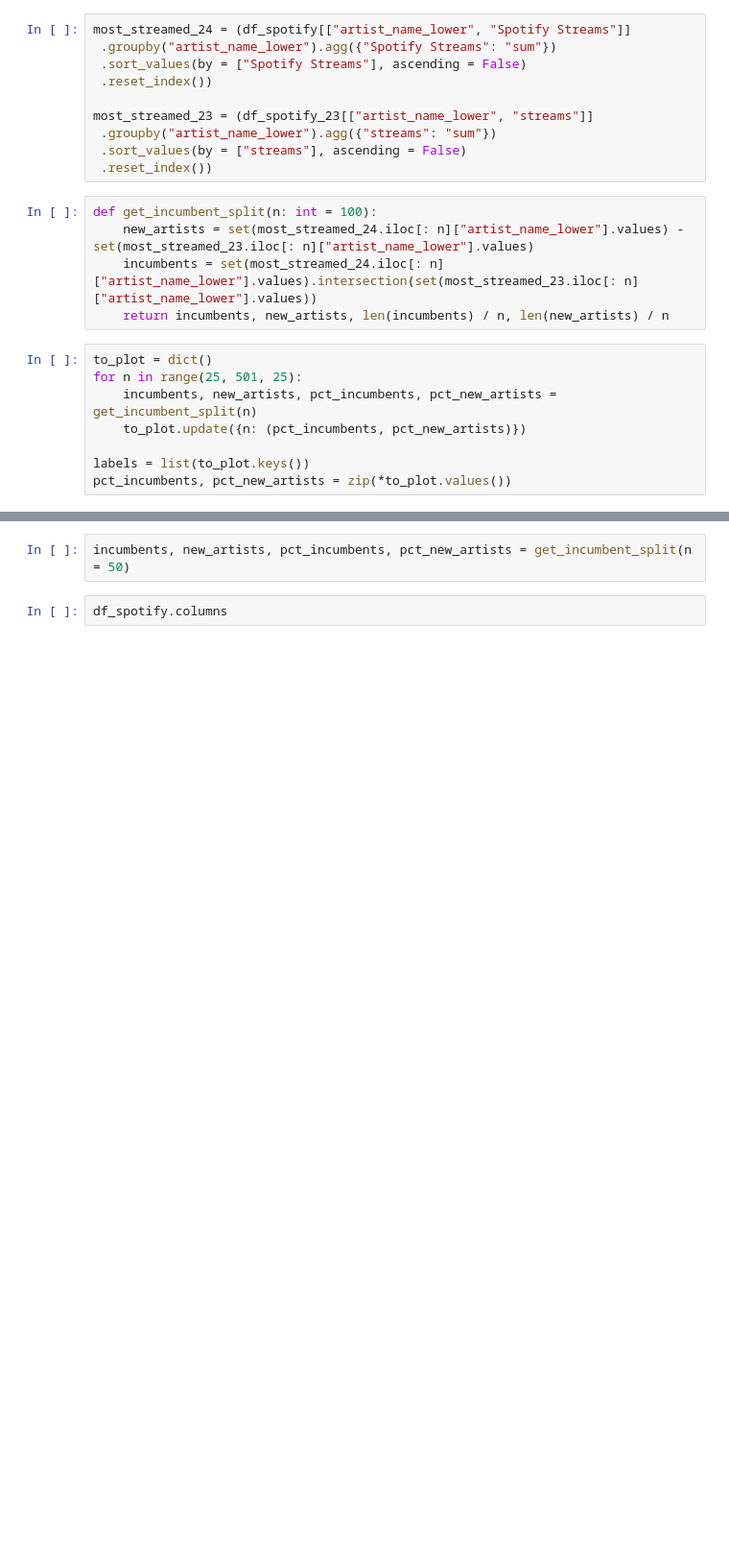
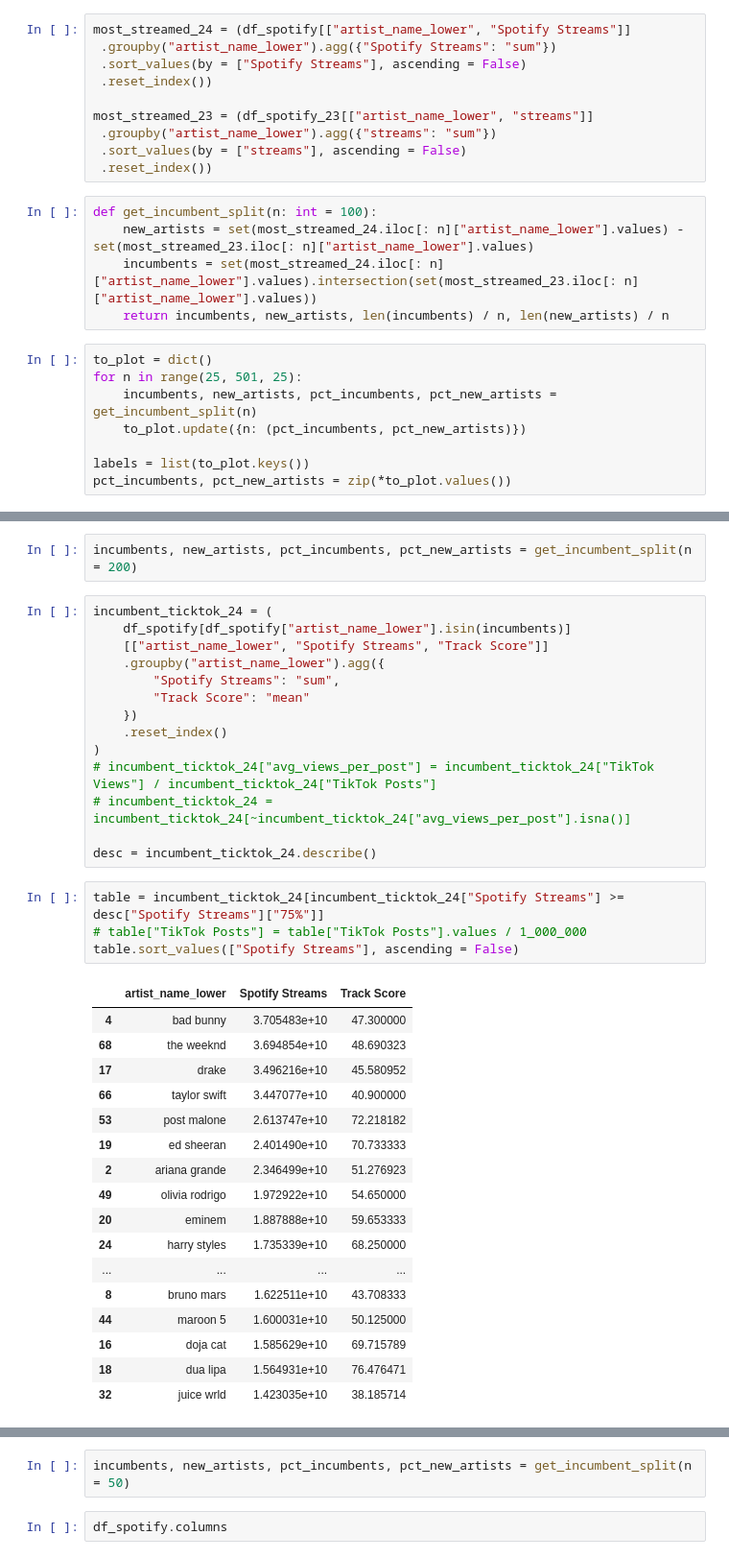
Before and after one commit to walkerhughes/spotify-eda, a Jupyter notebook: top_artists.ipynb, the cells around one changed output, grey strips where cells are left out. Shown: that part at 96% size. Cells and saved outputs as stored; diff of their text form; blank space fills up the shorter version.

```diff
--- a/top_artists.ipynb
+++ b/top_artists.ipynb
@@ -68,0 +81,38 @@ plt.show()
+# %%
+incumbents, new_artists, pct_incumbents, pct_new_artists = get_incumbent_split(n = 200)
+# %%
+incumbent_ticktok_24 = (
+    df_spotify[df_spotify["artist_name_lower"].isin(incumbents)]
+    [["artist_name_lower", "Spotify Streams", "Track Score"]]
+    .groupby("artist_name_lower").agg({
+        "Spotify Streams": "sum",
+        "Track Score": "mean"
+    })
+    .reset_index()
+)
+# incumbent_ticktok_24["avg_views_per_post"] = incumbent_ticktok_24["TikTok Views"] / incumbent_ticktok_24["TikTok Posts"]
+# incumbent_ticktok_24 = incumbent_ticktok_24[~incumbent_ticktok_24["avg_views_per_post"].isna()]
+
+desc = incumbent_ticktok_24.describe()
+# %%
+table = incumbent_ticktok_24[incumbent_ticktok_24["Spotify Streams"] >= desc["Spotify Streams"]["75%"]]
+# table["TikTok Posts"] = table["TikTok Posts"].values / 1_000_000
+table.sort_values(["Spotify Streams"], ascending = False)
+# %% [output]
+|  | artist_name_lower | Spotify Streams | Track Score |
+| 4 | bad bunny | 3.705483e+10 | 47.300000 |
+| 68 | the weeknd | 3.694854e+10 | 48.690323 |
+| 17 | drake | 3.496216e+10 | 45.580952 |
+| 66 | taylor swift | 3.447077e+10 | 40.900000 |
+| 53 | post malone | 2.613747e+10 | 72.218182 |
+| 19 | ed sheeran | 2.401490e+10 | 70.733333 |
+| 2 | ariana grande | 2.346499e+10 | 51.276923 |
+| 49 | olivia rodrigo | 1.972922e+10 | 54.650000 |
+| 20 | eminem | 1.887888e+10 | 59.653333 |
+| 24 | harry styles | 1.735339e+10 | 68.250000 |
+| ... | ... | ... | ... |
+| 8 | bruno mars | 1.622511e+10 | 43.708333 |
+| 44 | maroon 5 | 1.600031e+10 | 50.125000 |
+| 16 | doja cat | 1.585629e+10 | 69.715789 |
+| 18 | dua lipa | 1.564931e+10 | 76.476471 |
+| 32 | juice wrld | 1.423035e+10 | 38.185714 |
```
Also changed, not shown: parts of 7 cells of this notebook.
